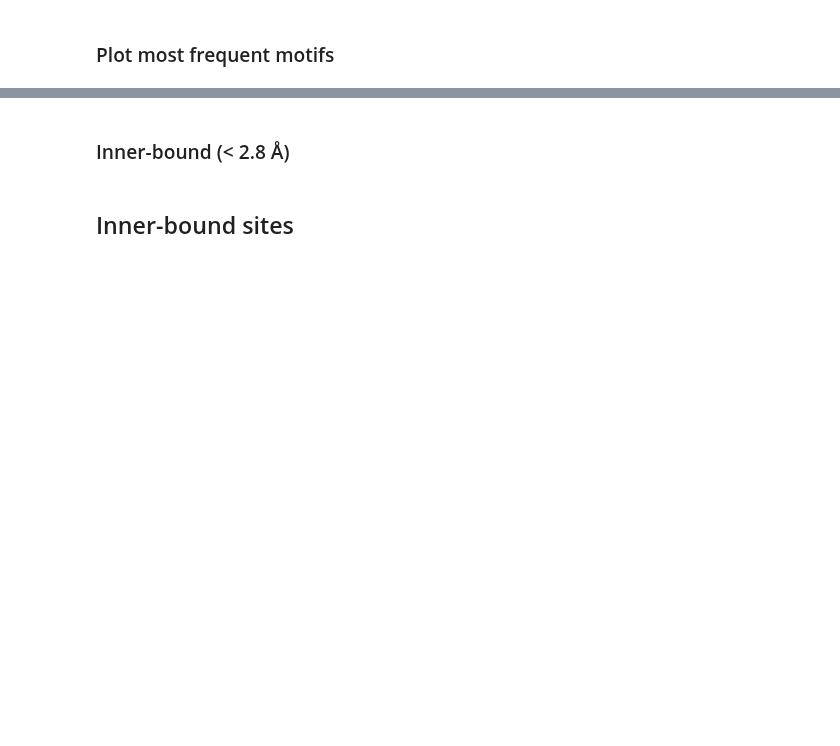
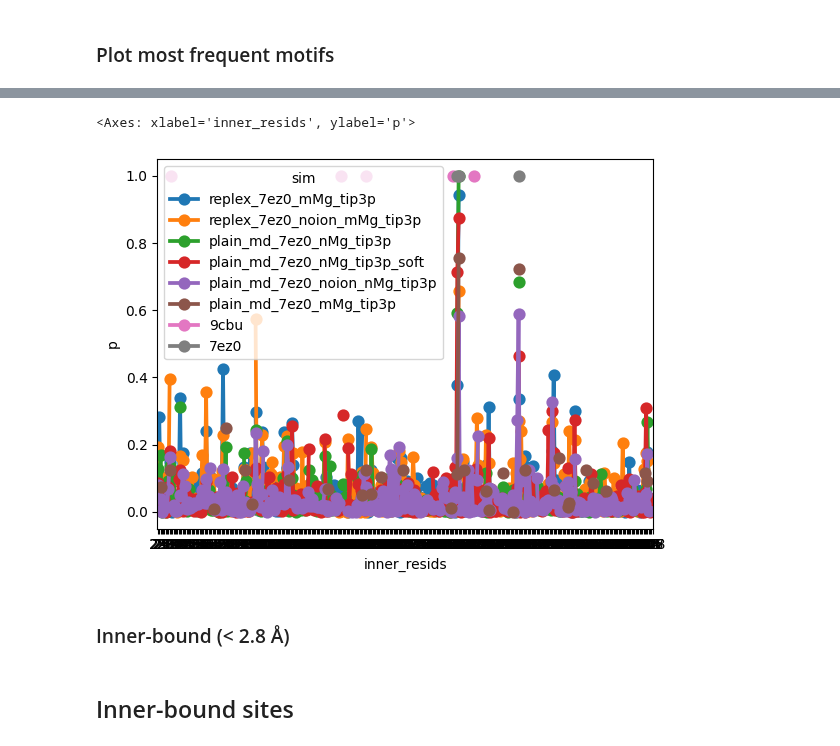
Before and after one commit to ollyfutur/mg_sampling, a Jupyter notebook: notebooks/06-Motifs.ipynb, the cells around one changed output, grey strips where cells are left out. Saved outputs shown, nothing was run; the diff lists cells and outputs as text; code cells hidden in the pictures; blank space fills up the shorter version.

```diff
--- a/notebooks/06-Motifs.ipynb
+++ b/notebooks/06-Motifs.ipynb
@@ -176,10 +342,7 @@ for sys, ff in itertools.product(systems, forcefields):
 # References
 _res = pd.read_parquet(PROJECT_DIR / f'structures/7ez0/mMg_tip3p/MG_motifs_summary.parquet').assign(sim=f'7ez0')
 res = pd.concat([res, _res])
-# _res = pd.read_parquet(PROJECT_DIR / f'structures/9cbu/MG_motifs_summary.parquet').assign(sim=f'9cbu')
-# res = pd.concat([res, _res])
+_res = pd.read_parquet(PROJECT_DIR / f'structures/9cbu/MG_motifs_summary.parquet').assign(sim=f'9cbu')
+res = pd.concat([res, _res])
 res = res.drop(index="").reset_index()
-res['inner_labels'] = res.apply(lambda x: [f"{resname}{resid}{name}" for resname, resid, name in zip(x['inner_resnames'], x['inner_resids'], x['inner_names'])], axis=1)
-res['motif_group'] = label_disjoint_sets(res['inner_labels'])
+res = res.query('n_inner == 1')
-# %%
-res.set_index(['motif_group', 'motif', 'sim'])
@@ -225,0 +349,2 @@ out
+# %%
+res[['inner_indices', 'inner_names', 'inner_resids', 'inner_resnames']] = res[['inner_indices', 'inner_names', 'inner_resids', 'inner_resnames']].map(lambda x: x[0])
@@ -226,3 +355,13 @@ out
+# %%
+sns.pointplot(
+    res.query('inner_names == "O1P"'),
+    x='inner_resids',
+    y='p',
+    hue='sim',
+)
+# %% [output]
+<Axes: xlabel='inner_resids', ylabel='p'>
+[figure, added]
 # %%
 fig, ax = plt.subplots(figsize=(12, 4))
 
```
Also changed, not shown: parts of 18 cells of this notebook, 15 other files.
